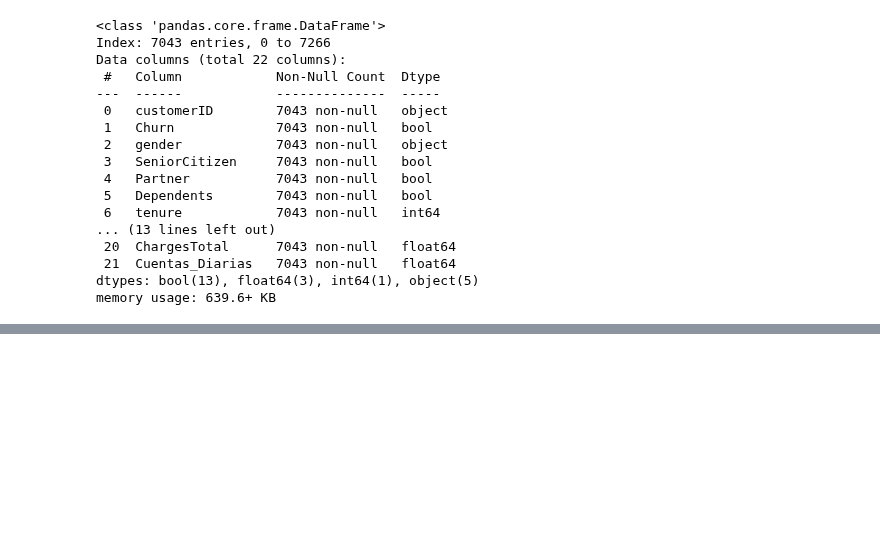
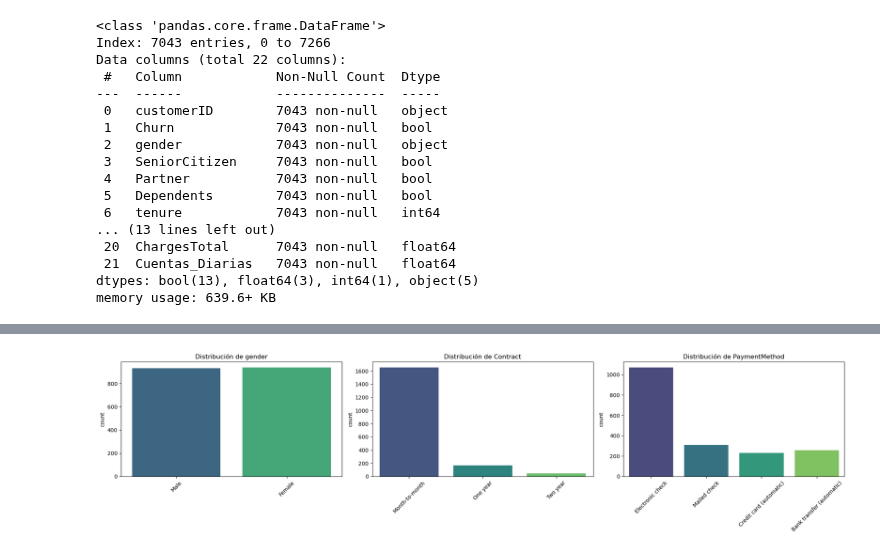
Before and after one commit to WMRioga/Challenge_02_TelecomX, a Jupyter notebook: TelecomX_LATAM.ipynb, the cells around one changed output, grey strips where cells are left out. Saved outputs shown, nothing was run; the diff lists cells and outputs as text; code cells hidden in the pictures; blank space fills up the shorter version.

```diff
--- a/TelecomX_LATAM.ipynb
+++ b/TelecomX_LATAM.ipynb
@@ -512,0 +587,15 @@ memory usage: 639.6+ KB
+# %%
+fig, ax = plt.subplots(1, 3, figsize=(20, 5))
+
+# Iteramos para crear cada barplot (count plot)
+for i, col in enumerate(evacion):
+    sns.countplot(data=churn_true, x=col, hue=col, ax=ax[i], palette='viridis', legend=False)
+    ax[i].set_title(f'Distribución de {col}')
+    ax[i].set_xlabel('')
+    # Rotamos las etiquetas del eje X
+    ax[i].tick_params(axis='x', rotation=45)
+
+plt.tight_layout()
+plt.show()
+# %% [output]
+[figure, added]
```
Also changed, not shown: parts of 48 cells of this notebook, 1 other file.
